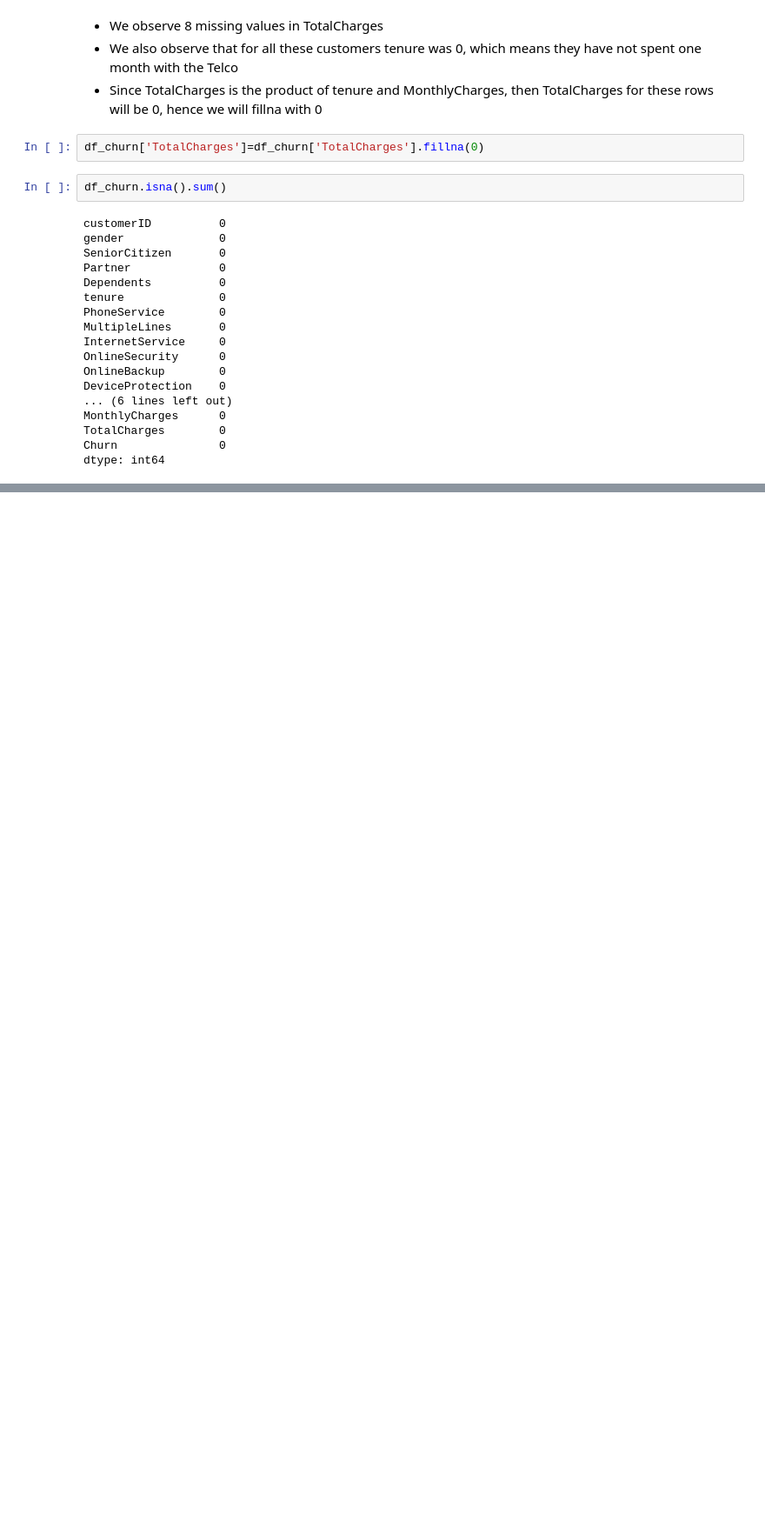
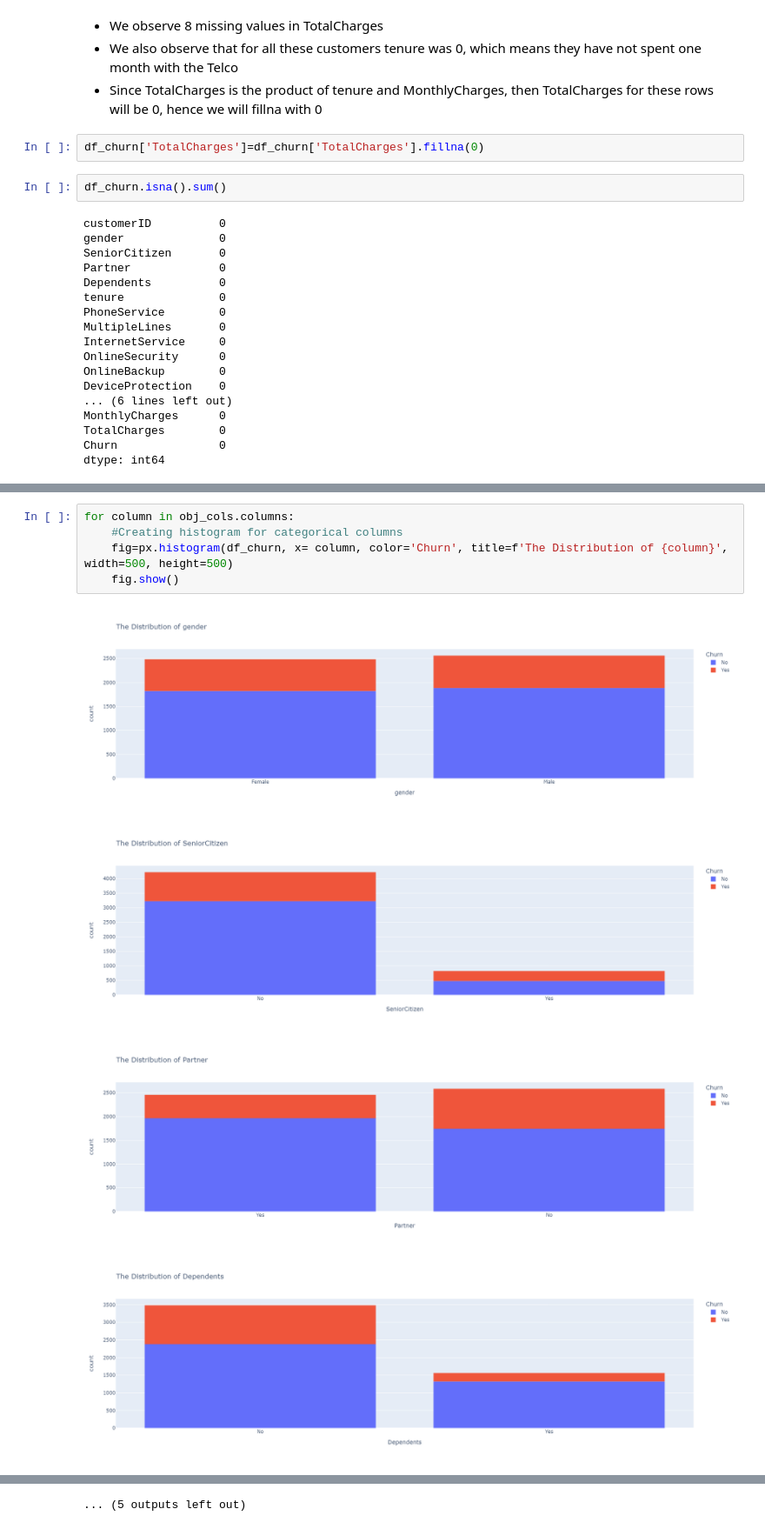
Before and after one commit to damzking/telco_churn-, a Jupyter notebook: LP2_telco_churn.ipynb, the cells around one changed output, grey strips where cells are left out. Shown at 87% size. Drawn from its saved outputs; the diff is of its cells as text; blank space fills up the shorter version.

```diff
--- a/LP2_telco_churn.ipynb
+++ b/LP2_telco_churn.ipynb
@@ -654,0 +727,10 @@ dtype: int64
+# %%
+for column in obj_cols.columns:
+    #Creating histogram for categorical columns
+    fig=px.histogram(df_churn, x= column, color='Churn', title=f'The Distribution of {column}', width=500, height=500)
+    fig.show()
+# %% [output]
+[figure, added]
+[figure, added]
+[figure, added]
+[figure, added]
@@ -654,0 +745 @@ dtype: int64
+... (5 outputs left out)
```
Also changed, not shown: parts of 27 cells of this notebook.
